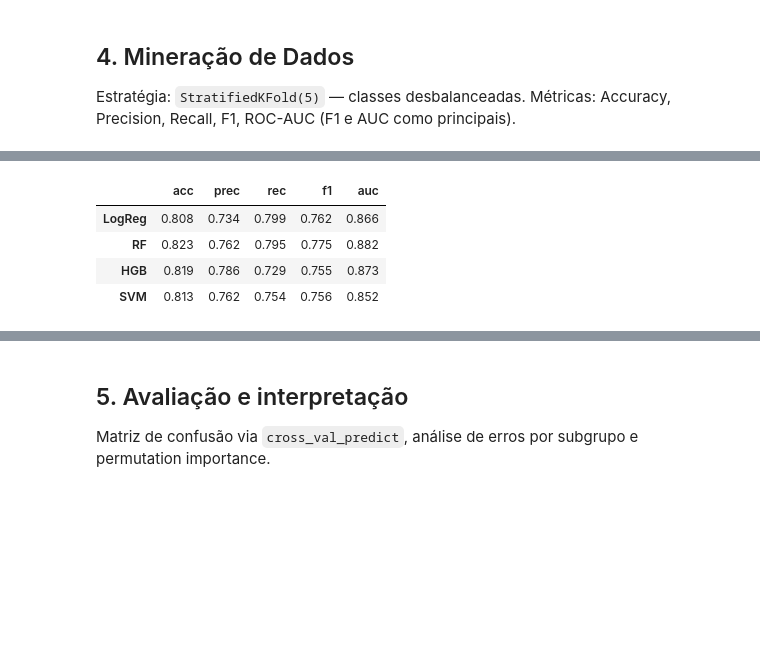
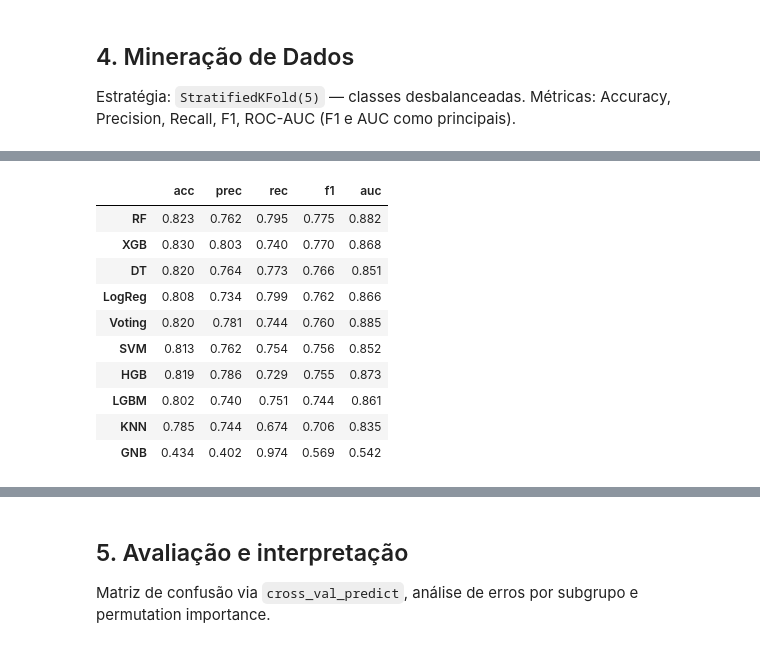
Before and after one commit to KawanIV/Competi-o-de-modelo-ponta-a-ponta-, a Jupyter notebook: titanic_kdd.ipynb, the cells around one changed output, grey strips where cells are left out. Saved outputs shown, nothing was run; the diff lists cells and outputs as text; code cells hidden in the pictures; blank space fills up the shorter version.

```diff
--- a/titanic_kdd.ipynb
+++ b/titanic_kdd.ipynb
@@ -228,27 +228,58 @@ X_train: (712, 63) | X_test: (179, 51)
 
 Estratégia: `StratifiedKFold(5)` — classes desbalanceadas. Métricas: Accuracy, Precision, Recall, F1, ROC-AUC (F1 e AUC como principais).
 # %%
+!pip install xgboost lightgbm
 from sklearn.model_selection import StratifiedKFold, cross_validate
 from sklearn.linear_model import LogisticRegression
-from sklearn.ensemble import RandomForestClassifier, HistGradientBoostingClassifier
+from sklearn.neighbors import KNeighborsClassifier
+from sklearn.naive_bayes import GaussianNB
+from sklearn.tree import DecisionTreeClassifier
+from sklearn.ensemble import (RandomForestClassifier, HistGradientBoostingClassifier,
+                              VotingClassifier)
 from sklearn.svm import SVC
+from xgboost import XGBClassifier
+from lightgbm import LGBMClassifier
 
 cv = StratifiedKFold(n_splits=5, shuffle=True, random_state=42)
 scoring = {'acc':'accuracy','prec':'precision','rec':'recall','f1':'f1','auc':'roc_auc'}
 
 models = {
- 'LogReg': LogisticRegression(max_iter=2000, class_weight='balanced'),
- 'RF':     RandomForestClassifier(n_estimators=500, max_depth=6, min_samples_leaf=3,
-                                  class_weight='balanced', random_state=42),
- 'HGB':    HistGradientBoostingClassifier(max_depth=4, learning_rate=0.05,
-                                          max_iter=400, random_state=42),
- 'SVM':    SVC(kernel='rbf', C=1.0, probability=True, class_weight='balanced', random_state=42),
+    'LogReg': LogisticRegression(max_iter=2000, class_weight='balanced'),
+    'KNN':    KNeighborsClassifier(n_neighbors=7, weights='distance'),
+    'GNB':    GaussianNB(),
+    'DT':     DecisionTreeClassifier(max_depth=5, min_samples_leaf=5,
+                                     class_weight='balanced', random_state=42),
+    'RF':     RandomForestClassifier(n_estimators=500, max_depth=6, min_samples_leaf=3,
+                                     class_weight='balanced', random_state=42),
+    'HGB':    HistGradientBoostingClassifier(max_depth=4, learning_rate=0.05,
+                                             max_iter=400, random_state=42),
+    'SVM':    SVC(kernel='rbf', C=1.0, probability=True,
+                  class_weight='balanced', random_state=42),
+    'XGB':    XGBClassifier(n_estimators=400, max_depth=4, learning_rate=0.05,
+                            subsample=0.9, colsample_bytree=0.9,
+                            eval_metric='logloss', random_state=42),
+    'LGBM':   LGBMClassifier(n_estimators=400, max_depth=4, learning_rate=0.05,
+                             class_weight='balanced', random_state=42, verbose=-1),
 }
+
+models['Voting'] = VotingClassifier(
+    estimators=[
+        ('lr',  LogisticRegression(max_iter=2000, class_weight='balanced')),
+        ('rf',  RandomForestClassifier(n_estimators=500, max_depth=6, min_samples_leaf=3,
+                                       class_weight='balanced', random_state=42)),
+        ('hgb', HistGradientBoostingClassifier(max_depth=4, learning_rate=0.05,
+                                               max_iter=400, random_state=42)),
+        ('xgb', XGBClassifier(n_estimators=400, max_depth=4, learning_rate=0.05,
+                              subsample=0.9, colsample_bytree=0.9,
+                              eval_metric='logloss', random_state=42)),
+    ],
+    voting='soft', n_jobs=-1)
 
 results = {}
 for name, mdl in models.items():
     r = cross_validate(mdl, X_train, y_train, cv=cv, scoring=scoring, n_jobs=-1)
     results[name] = {k: r['test_'+k].mean() for k in ['acc','prec','rec','f1','auc']}
 
-pd.DataFrame(results).T.round(3)
+tabela = pd.DataFrame(results).T.round(3).sort_values('f1', ascending=False)
+tabela
 # %% [output]
@@ -255,6 +295,12 @@ pd.DataFrame(results).T.round(3)
 |  | acc | prec | rec | f1 | auc |
+| RF | 0.823 | 0.762 | 0.795 | 0.775 | 0.882 |
+| XGB | 0.830 | 0.803 | 0.740 | 0.770 | 0.868 |
+| DT | 0.820 | 0.764 | 0.773 | 0.766 | 0.851 |
 | LogReg | 0.808 | 0.734 | 0.799 | 0.762 | 0.866 |
-| RF | 0.823 | 0.762 | 0.795 | 0.775 | 0.882 |
+| Voting | 0.820 | 0.781 | 0.744 | 0.760 | 0.885 |
+| SVM | 0.813 | 0.762 | 0.754 | 0.756 | 0.852 |
 | HGB | 0.819 | 0.786 | 0.729 | 0.755 | 0.873 |
-| SVM | 0.813 | 0.762 | 0.754 | 0.756 | 0.852 |
+| LGBM | 0.802 | 0.740 | 0.751 | 0.744 | 0.861 |
+| KNN | 0.785 | 0.744 | 0.674 | 0.706 | 0.835 |
+| GNB | 0.434 | 0.402 | 0.974 | 0.569 | 0.542 |
 # %% [markdown]
```
Also changed, not shown: parts of 12 cells of this notebook, 2 other files.
